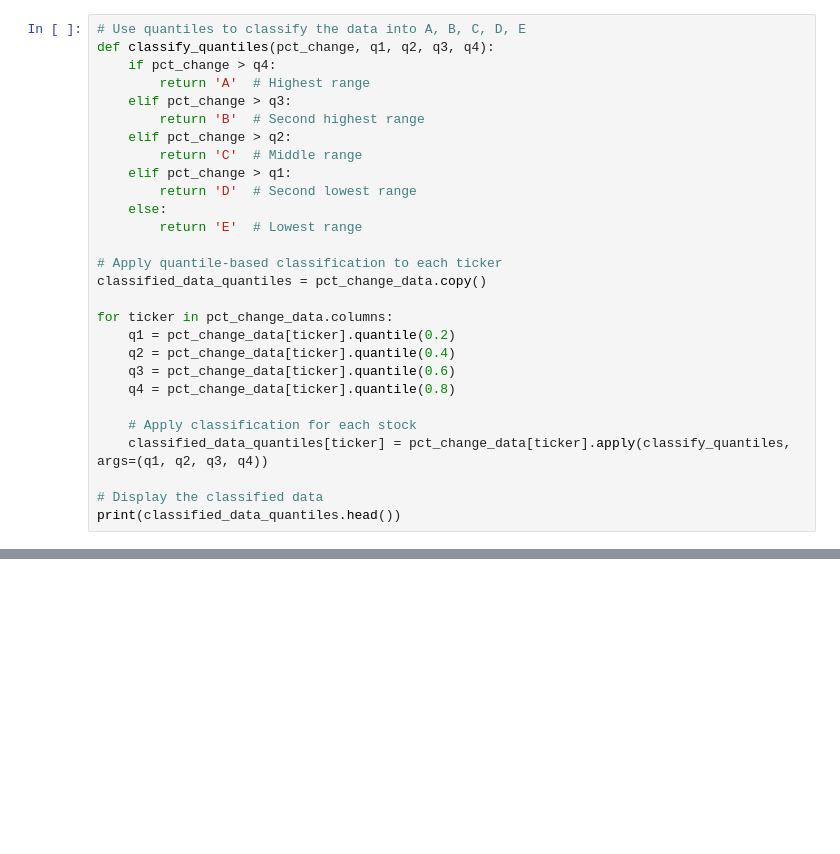
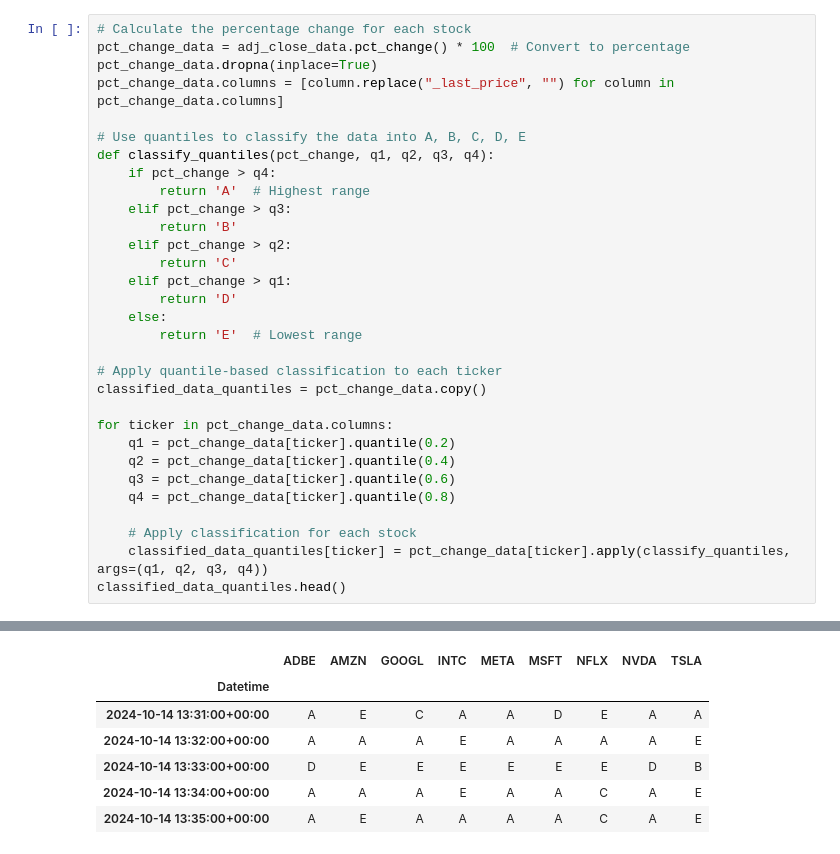
Before and after one commit to mygitj44hu/grammarbased_stockpred, a Jupyter notebook: CFG Grammar-based Stock Features Prediction.ipynb, the cells around one changed output, grey strips where cells are left out. Saved outputs shown, nothing was run; the diff lists cells and outputs as text; blank space fills up the shorter version.

```diff
--- a/CFG Grammar-based Stock Features Prediction.ipynb
+++ b/CFG Grammar-based Stock Features Prediction.ipynb
@@ -69,14 +66,19 @@ See the caveats in the documentation: https://pandas.pydata.org/pandas-docs/stab
 # %%
+# Calculate the percentage change for each stock
+pct_change_data = adj_close_data.pct_change() * 100  # Convert to percentage
+pct_change_data.dropna(inplace=True)
+pct_change_data.columns = [column.replace("_last_price", "") for column in pct_change_data.columns]
+
 # Use quantiles to classify the data into A, B, C, D, E
 def classify_quantiles(pct_change, q1, q2, q3, q4):
     if pct_change > q4:
         return 'A'  # Highest range
     elif pct_change > q3:
-        return 'B'  # Second highest range
+        return 'B'
     elif pct_change > q2:
-        return 'C'  # Middle range
+        return 'C'
     elif pct_change > q1:
-        return 'D'  # Second lowest range
+        return 'D'
     else:
         return 'E'  # Lowest range
 
@@ -91,7 +93,5 @@ for ticker in pct_change_data.columns:
 
     # Apply classification for each stock
     classified_data_quantiles[ticker] = pct_change_data[ticker].apply(classify_quantiles, args=(q1, q2, q3, q4))
-
-# Display the classified data
-print(classified_data_quantiles.head())
+classified_data_quantiles.head()
 # %% [output]
@@ -105,3 +98,10 @@ Datetime
+|  | ADBE | AMZN | GOOGL | INTC | META | MSFT | NFLX | NVDA | TSLA |
+| Datetime |  |  |  |  |  |  |  |  |  |
+| 2024-10-14 13:31:00+00:00 | A | E | C | A | A | D | E | A | A |
+| 2024-10-14 13:32:00+00:00 | A | A | A | E | A | A | A | A | E |
+| 2024-10-14 13:33:00+00:00 | D | E | E | E | E | E | E | D | B |
+| 2024-10-14 13:34:00+00:00 | A | A | A | E | A | A | C | A | E |
+| 2024-10-14 13:35:00+00:00 | A | E | A | A | A | A | C | A | E |
 # %%
 for stock in classified_data_quantiles.columns:
     combined_data[f'{stock}_quantile_feature'] = classified_data_quantiles[stock]
```
Also changed, not shown: parts of 10 cells of this notebook.
